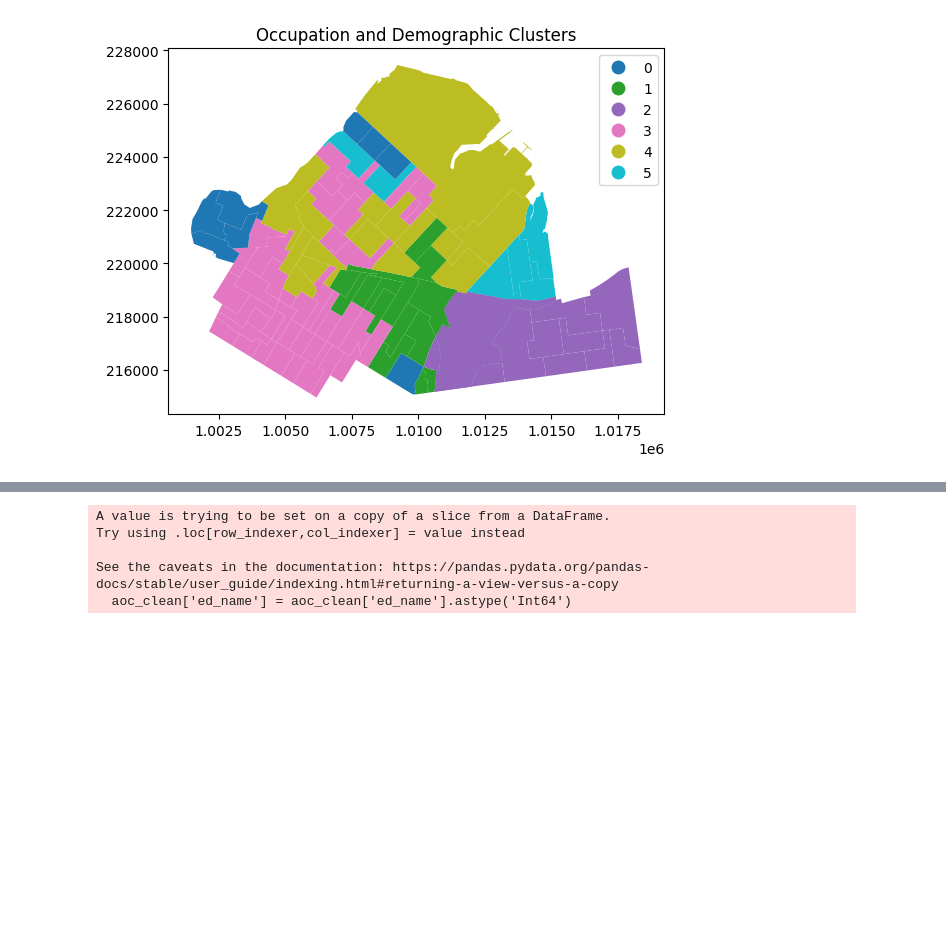
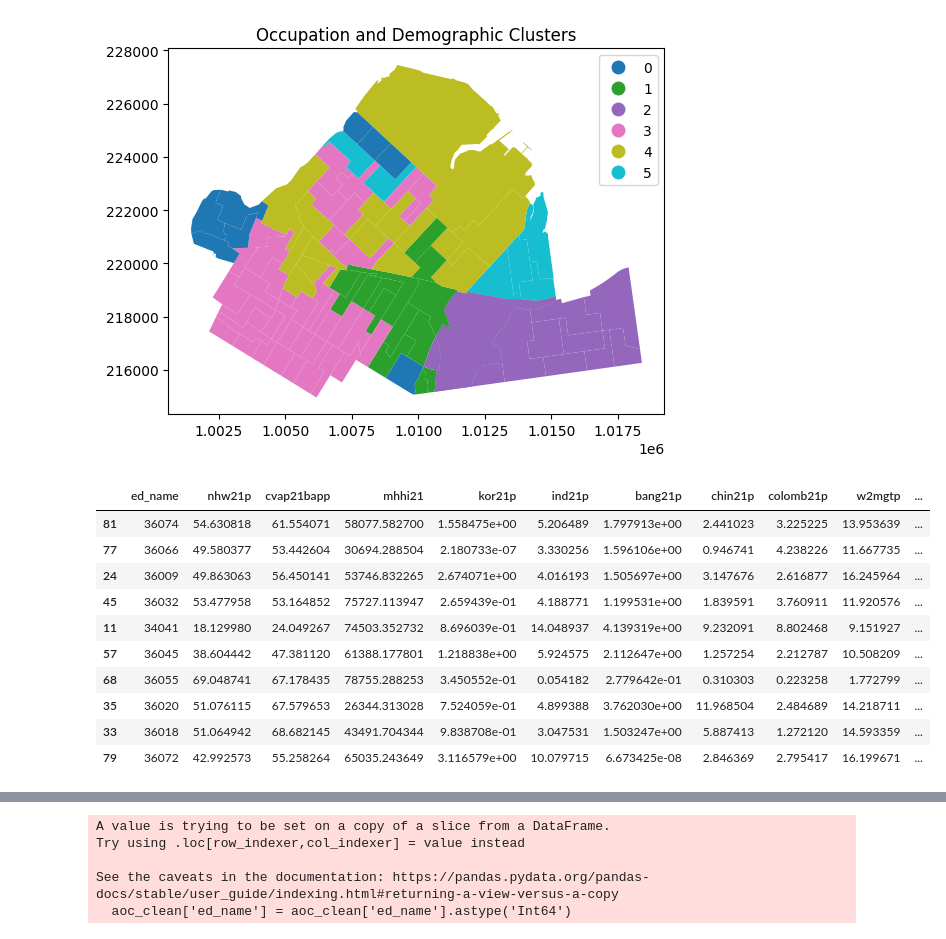
Before and after one commit to SamTGoodson/member_chapters, a Jupyter notebook: notebooks/district22.ipynb, the cells around one changed output, grey strips where cells are left out. Cells and saved outputs as stored; diff of their text form; code cells hidden in the pictures; blank space fills up the shorter version.

```diff
--- a/notebooks/district22.ipynb
+++ b/notebooks/district22.ipynb
@@ -160,3 +175,26 @@ plt.title("Occupation and Demographic Clusters")
 plt.show()
 # %% [output]
 [figure]
+# %%
+demo_occ[['ed_name','nhw21p','cvap21bapp','mhhi21','kor21p','ind21p','bang21p','chin21p','colomb21p','w2mgtp',
+ 'w2banp',
+ 'w2cmp',
+ 'w2aep',
+ 'w2scip',
+ 'w2cossp',
+ 'w2lawp',
+ 'w2edup',
+ 'w2admp',
+ 'white_transplant_ratio']].sample(10)
+# %% [output]
+|  | ed_name | nhw21p | cvap21bapp | mhhi21 | kor21p | ind21p | bang21p | chin21p | colomb21p | w2mgtp | ... |
+| 81 | 36074 | 54.630818 | 61.554071 | 58077.582700 | 1.558475e+00 | 5.206489 | 1.797913e+00 | 2.441023 | 3.225225 | 13.953639 | ... |
+| 77 | 36066 | 49.580377 | 53.442604 | 30694.288504 | 2.180733e-07 | 3.330256 | 1.596106e+00 | 0.946741 | 4.238226 | 11.667735 | ... |
+| 24 | 36009 | 49.863063 | 56.450141 | 53746.832265 | 2.674071e+00 | 4.016193 | 1.505697e+00 | 3.147676 | 2.616877 | 16.245964 | ... |
+| 45 | 36032 | 53.477958 | 53.164852 | 75727.113947 | 2.659439e-01 | 4.188771 | 1.199531e+00 | 1.839591 | 3.760911 | 11.920576 | ... |
+| 11 | 34041 | 18.129980 | 24.049267 | 74503.352732 | 8.696039e-01 | 14.048937 | 4.139319e+00 | 9.232091 | 8.802468 | 9.151927 | ... |
+| 57 | 36045 | 38.604442 | 47.381120 | 61388.177801 | 1.218838e+00 | 5.924575 | 2.112647e+00 | 1.257254 | 2.212787 | 10.508209 | ... |
+| 68 | 36055 | 69.048741 | 67.178435 | 78755.288253 | 3.450552e-01 | 0.054182 | 2.779642e-01 | 0.310303 | 0.223258 | 1.772799 | ... |
+| 35 | 36020 | 51.076115 | 67.579653 | 26344.313028 | 7.524059e-01 | 4.899388 | 3.762030e+00 | 11.968504 | 2.484689 | 14.218711 | ... |
+| 33 | 36018 | 51.064942 | 68.682145 | 43491.704344 | 9.838708e-01 | 3.047531 | 1.503247e+00 | 5.887413 | 1.272120 | 14.593359 | ... |
+| 79 | 36072 | 42.992573 | 55.258264 | 65035.243649 | 3.116579e+00 | 10.079715 | 6.673425e-08 | 2.846369 | 2.795417 | 16.199671 | ... |
```
Also changed, not shown: parts of 47 cells of this notebook, 11 other files.
